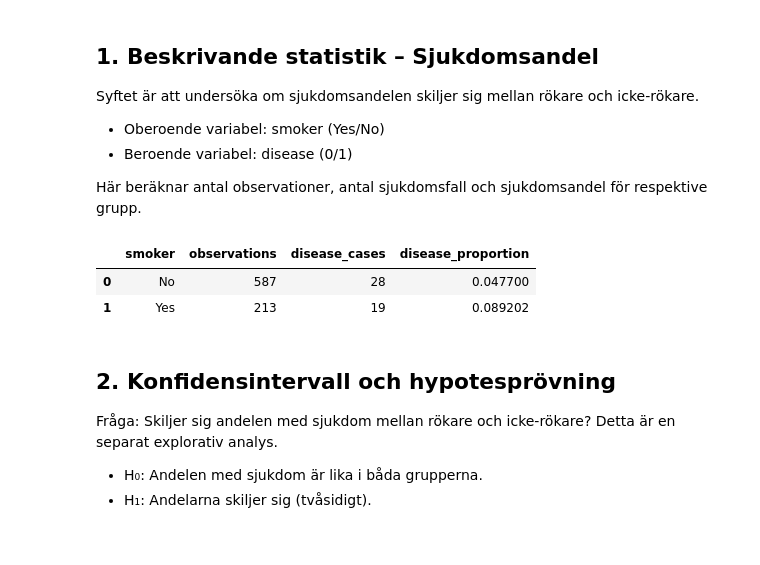
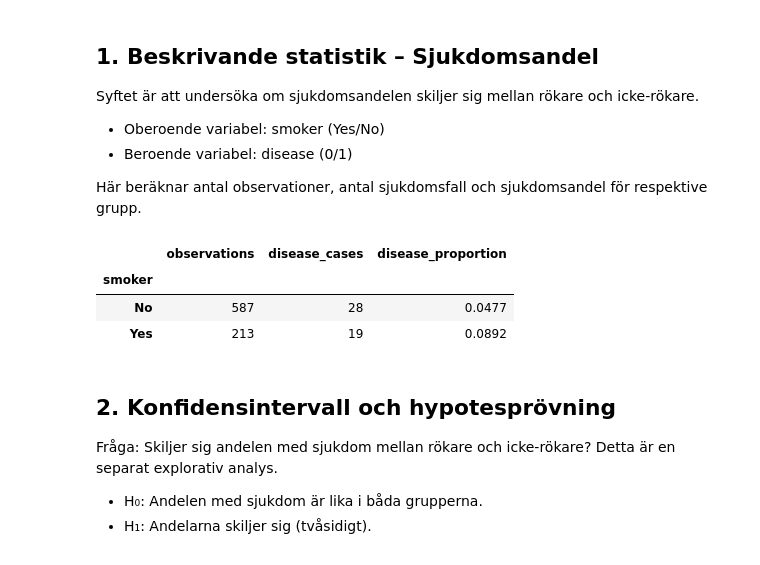
Before and after one commit to SelviKumarasamy/Health_Study, a Jupyter notebook: notebooks/health_study_analysis.ipynb, the cells around one changed output. Saved outputs shown, nothing was run; the diff lists cells and outputs as text; code cells hidden in the pictures.

```diff
--- a/notebooks/health_study_analysis.ipynb
+++ b/notebooks/health_study_analysis.ipynb
@@ -27,11 +55,7 @@ plt.rcParams["figure.figsize"] = (12, 7)
 # %%
-df = pd.read_csv("data/health_study_dataset.csv")
-
+analyzer = HealthAnalyzer(DATA_PATH)
+df = analyzer.df
+print('Datasetets form:', df.shape)
 display(df.head())
-print("Antal rader och kolumner:", df.shape)
-print("\\nDatatyper:")
-display(df.dtypes)
-print("\\nSaknade värden:")
-display(df.isna().sum())
-print("\\nAntal duplicerade rader:", df.duplicated().sum())
+display(df.dtypes.to_frame('Datatyp'))
 # %% [output]
@@ -1201,28 +857,19 @@ from statsmodels.stats.power import NormalIndPower
 # %%
 
 alpha = 0.05
 np.random.seed(42)
 
 # Funktion för procentformatering
 def pct(x):
     return f"{x * 100:.1f}%"
 
 # Sammanfatta sjukdomsandel per grupp
-summary = (
-    df.groupby("smoker")["disease"]
-    .agg(
-        observations="count",
-        disease_cases="sum",
-        disease_proportion="mean"
-    )
-    .reset_index()
-)
-
-summary
+display(analyzer.disease_groups().round(4))
 # %% [output]
-|  | smoker | observations | disease_cases | disease_proportion |
-| 0 | No | 587 | 28 | 0.047700 |
-| 1 | Yes | 213 | 19 | 0.089202 |
+|  | observations | disease_cases | disease_proportion |
+| smoker |  |  |  |
+| No | 587 | 28 | 0.0477 |
+| Yes | 213 | 19 | 0.0892 |
 # %% [markdown]
 ## 2. Konfidensintervall och hypotesprövning
 
```
Also changed, not shown: parts of 55 cells of this notebook, 33 other files.
